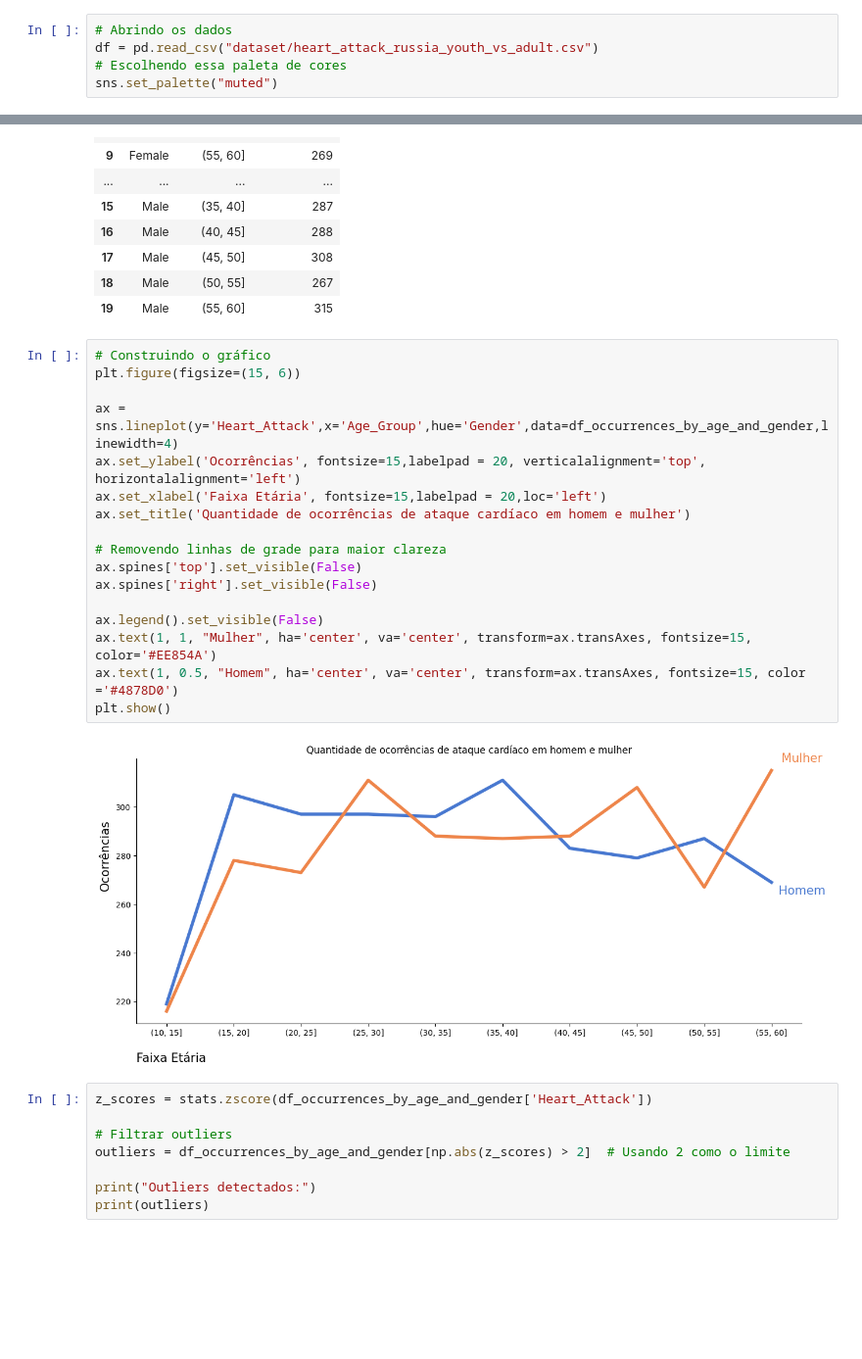
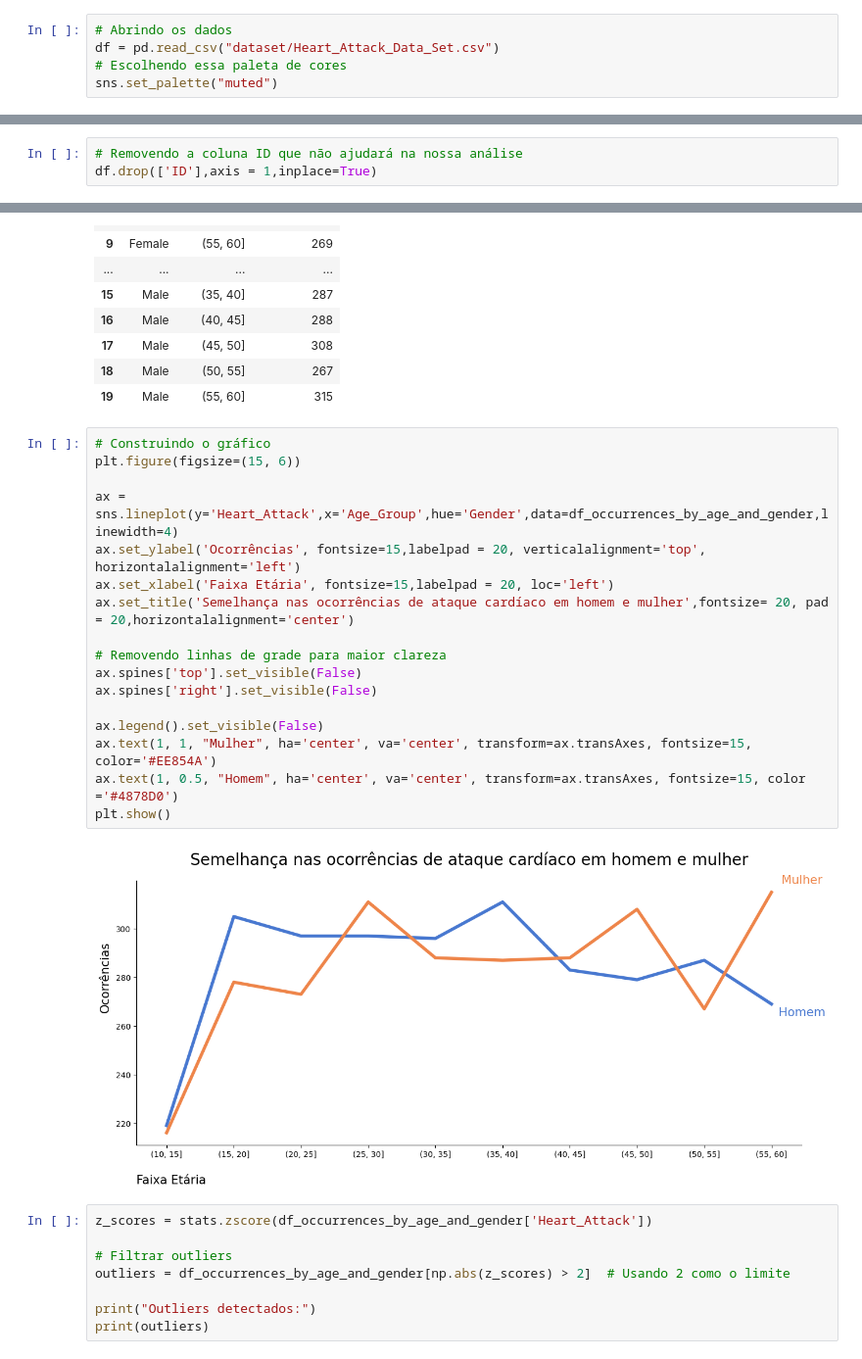
Before and after one commit to Gui-Leao/Heart-Attack-Prediction, a Jupyter notebook: EDA.ipynb, the cells around one changed output, grey strips where cells are left out. Shown at 98% size. Saved outputs shown, nothing was run; the diff lists cells and outputs as text; blank space fills up the shorter version.

Commit message:
Análise feita apenas com o primeiro dataset

```diff
--- a/EDA.ipynb
+++ b/EDA.ipynb
@@ -26,7 +32,7 @@ import matplotlib.pyplot as plt
 -`8. Consigo construir um modelo para prever se o paciente terá ou não ataque do coração?`
 # %%
 # Abrindo os dados
-df = pd.read_csv("dataset/heart_attack_russia_youth_vs_adult.csv")
+df = pd.read_csv("dataset/Heart_Attack_Data_Set.csv")
 # Escolhendo essa paleta de cores
 sns.set_palette("muted")
 # %% [markdown]
@@ -144,3 +272,6 @@ df[df.duplicated()]
 # %% [output]
 |  | ID | Age | Gender | Region | Blood_Pressure | Cholesterol | BMI | Heart_Rate | Exercise_Level | ... |
 0 rows × 30 columns
+# %%
+# Removendo a coluna ID que não ajudará na nossa análise
+df.drop(['ID'],axis = 1,inplace=True)
@@ -199,22 +554,22 @@ df_occurrences_by_age_and_gender
 # %%
 # Construindo o gráfico
 plt.figure(figsize=(15, 6))
 
 ax = sns.lineplot(y='Heart_Attack',x='Age_Group',hue='Gender',data=df_occurrences_by_age_and_gender,linewidth=4)
 ax.set_ylabel('Ocorrências', fontsize=15,labelpad = 20, verticalalignment='top', horizontalalignment='left')
-ax.set_xlabel('Faixa Etária', fontsize=15,labelpad = 20,loc='left')
-ax.set_title('Quantidade de ocorrências de ataque cardíaco em homem e mulher')
+ax.set_xlabel('Faixa Etária', fontsize=15,labelpad = 20, loc='left')
+ax.set_title('Semelhança nas ocorrências de ataque cardíaco em homem e mulher',fontsize= 20, pad = 20,horizontalalignment='center')
 
 # Removendo linhas de grade para maior clareza
 ax.spines['top'].set_visible(False)
 ax.spines['right'].set_visible(False)
 
 ax.legend().set_visible(False)
 ax.text(1, 1, "Mulher", ha='center', va='center', transform=ax.transAxes, fontsize=15, color='#EE854A')
 ax.text(1, 0.5, "Homem", ha='center', va='center', transform=ax.transAxes, fontsize=15, color ='#4878D0')
 plt.show()
 # %% [output]
-[figure, old version]
+[figure, new version]
 # %%
 z_scores = stats.zscore(df_occurrences_by_age_and_gender['Heart_Attack'])
 
```
Also changed, not shown: parts of 51 cells of this notebook, 1 other file.
